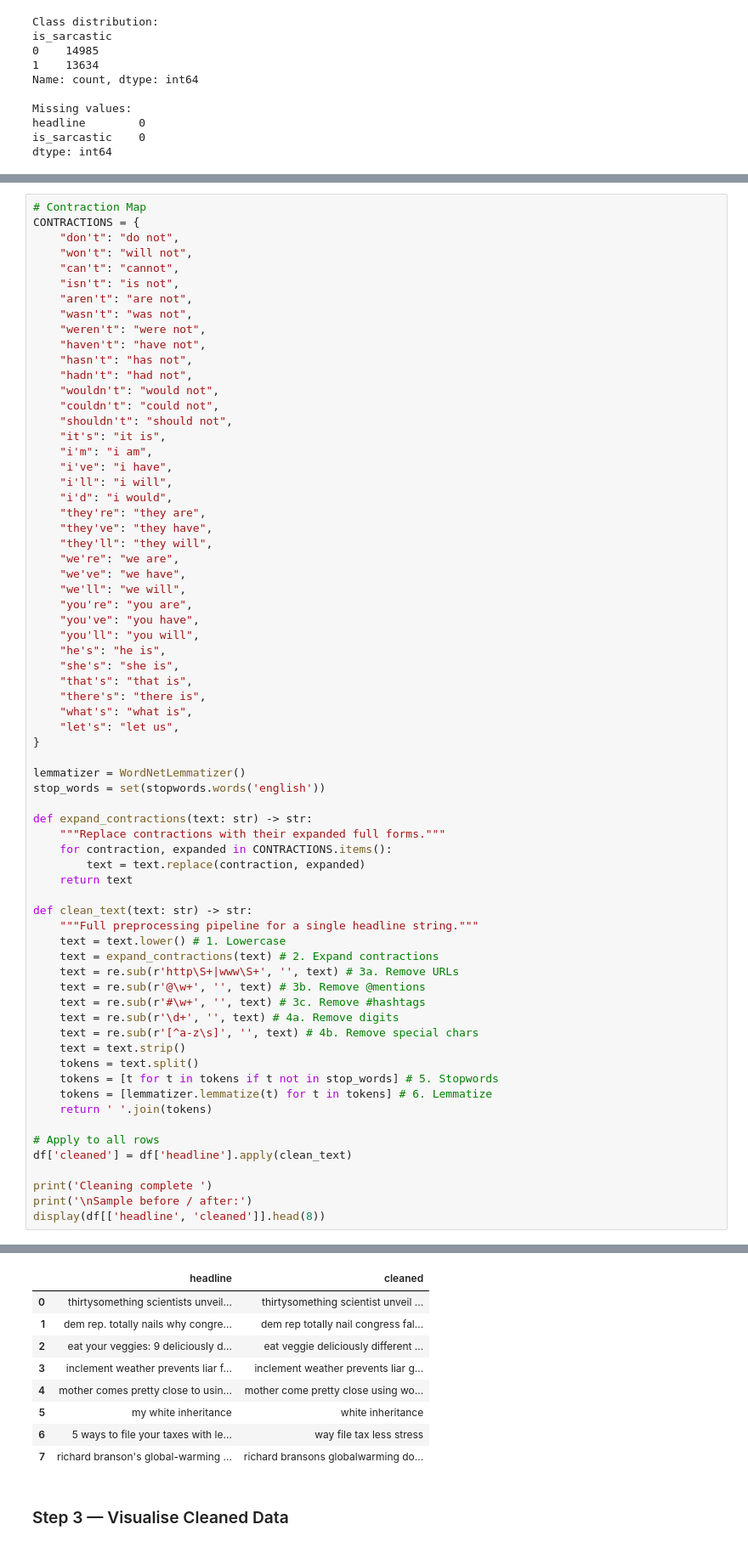
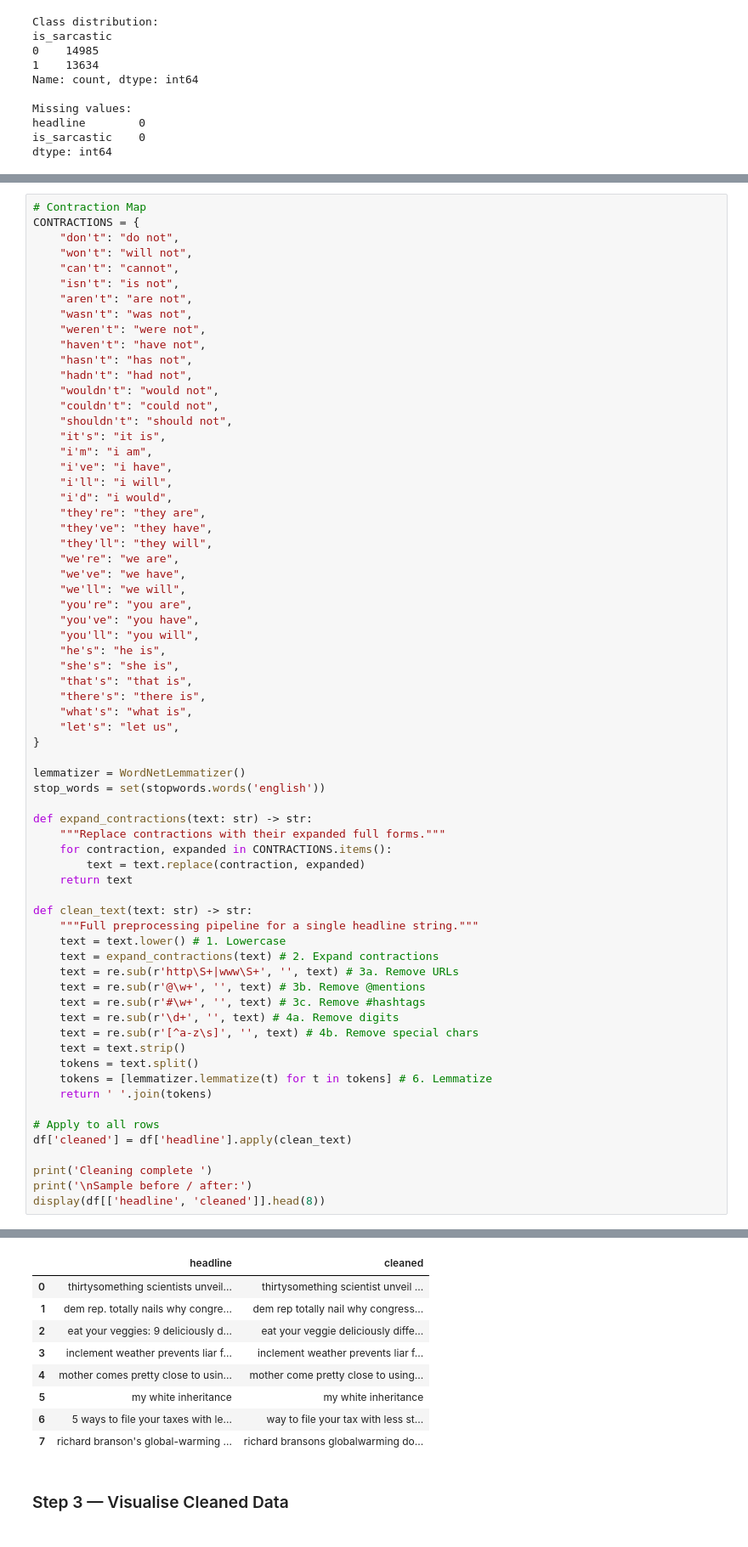
Before and after one commit to LearnerAnisha/AI-and-Machine-Learning, a Jupyter notebook: 2408636_AnishaGautam_LanguageTask.ipynb, the cells around one changed output, grey strips where cells are left out. Shown at 85% size. Saved outputs shown, nothing was run; the diff lists cells and outputs as text.

```diff
--- a/2408636_AnishaGautam_LanguageTask.ipynb
+++ b/2408636_AnishaGautam_LanguageTask.ipynb
@@ -187,40 +192,39 @@ def expand_contractions(text: str) -> str:
     for contraction, expanded in CONTRACTIONS.items():
         text = text.replace(contraction, expanded)
     return text
 
 def clean_text(text: str) -> str:
     """Full preprocessing pipeline for a single headline string."""
     text = text.lower() # 1. Lowercase
     text = expand_contractions(text) # 2. Expand contractions
     text = re.sub(r'http\S+|www\S+', '', text) # 3a. Remove URLs
     text = re.sub(r'@\w+', '', text) # 3b. Remove @mentions
     text = re.sub(r'#\w+', '', text) # 3c. Remove #hashtags
     text = re.sub(r'\d+', '', text) # 4a. Remove digits
     text = re.sub(r'[^a-z\s]', '', text) # 4b. Remove special chars
     text = text.strip()
     tokens = text.split()
-    tokens = [t for t in tokens if t not in stop_words] # 5. Stopwords
     tokens = [lemmatizer.lemmatize(t) for t in tokens] # 6. Lemmatize
     return ' '.join(tokens)
 
 # Apply to all rows
 df['cleaned'] = df['headline'].apply(clean_text)
 
 print('Cleaning complete ')
 print('\nSample before / after:')
 display(df[['headline', 'cleaned']].head(8))
 # %% [output]
 Cleaning complete
 
 Sample before / after:
 |  | headline | cleaned |
 | 0 | thirtysomething scientists unveil... | thirtysomething scientist unveil ... |
-| 1 | dem rep. totally nails why congre... | dem rep totally nail congress fal... |
-| 2 | eat your veggies: 9 deliciously d... | eat veggie deliciously different ... |
-| 3 | inclement weather prevents liar f... | inclement weather prevents liar g... |
-| 4 | mother comes pretty close to usin... | mother come pretty close using wo... |
-| 5 | my white inheritance | white inheritance |
-| 6 | 5 ways to file your taxes with le... | way file tax less stress |
+| 1 | dem rep. totally nails why congre... | dem rep totally nail why congress... |
+| 2 | eat your veggies: 9 deliciously d... | eat your veggie deliciously diffe... |
+| 3 | inclement weather prevents liar f... | inclement weather prevents liar f... |
+| 4 | mother comes pretty close to usin... | mother come pretty close to using... |
+| 5 | my white inheritance | my white inheritance |
+| 6 | 5 ways to file your taxes with le... | way to file your tax with less st... |
 | 7 | richard branson's global-warming ... | richard bransons globalwarming do... |
 # %% [markdown]
 ### Step 3 — Visualise Cleaned Data
```
Also changed, not shown: parts of 22 cells of this notebook.
